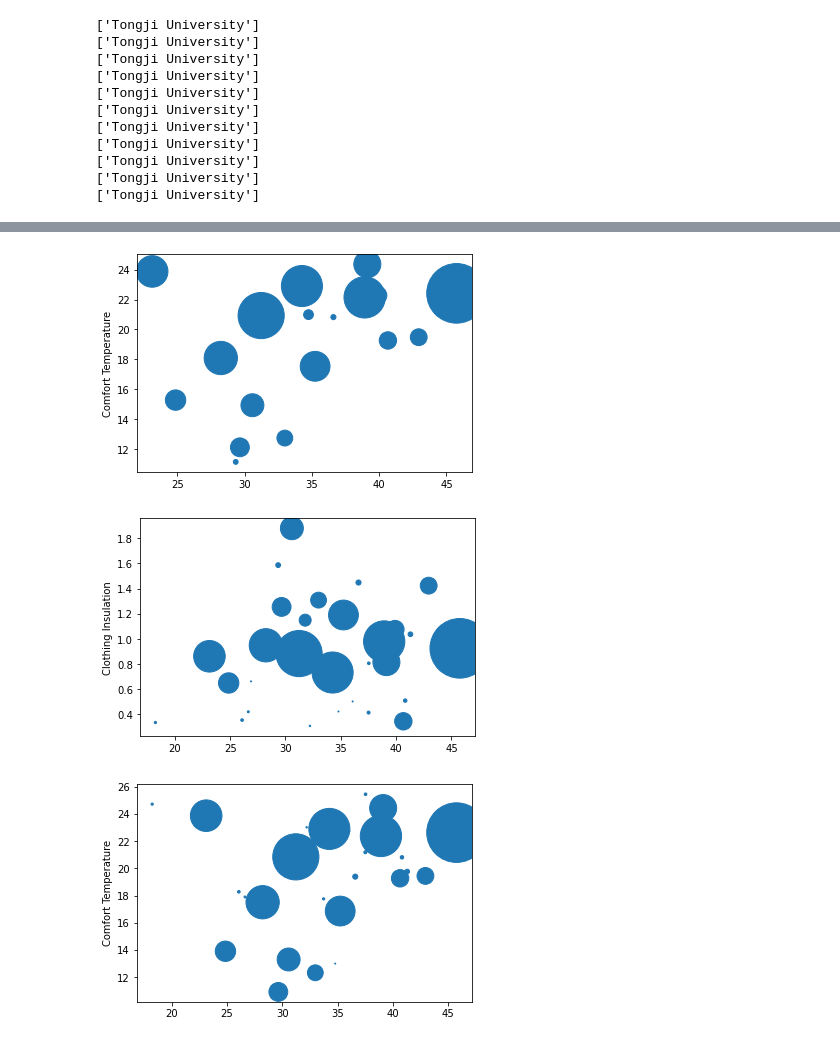
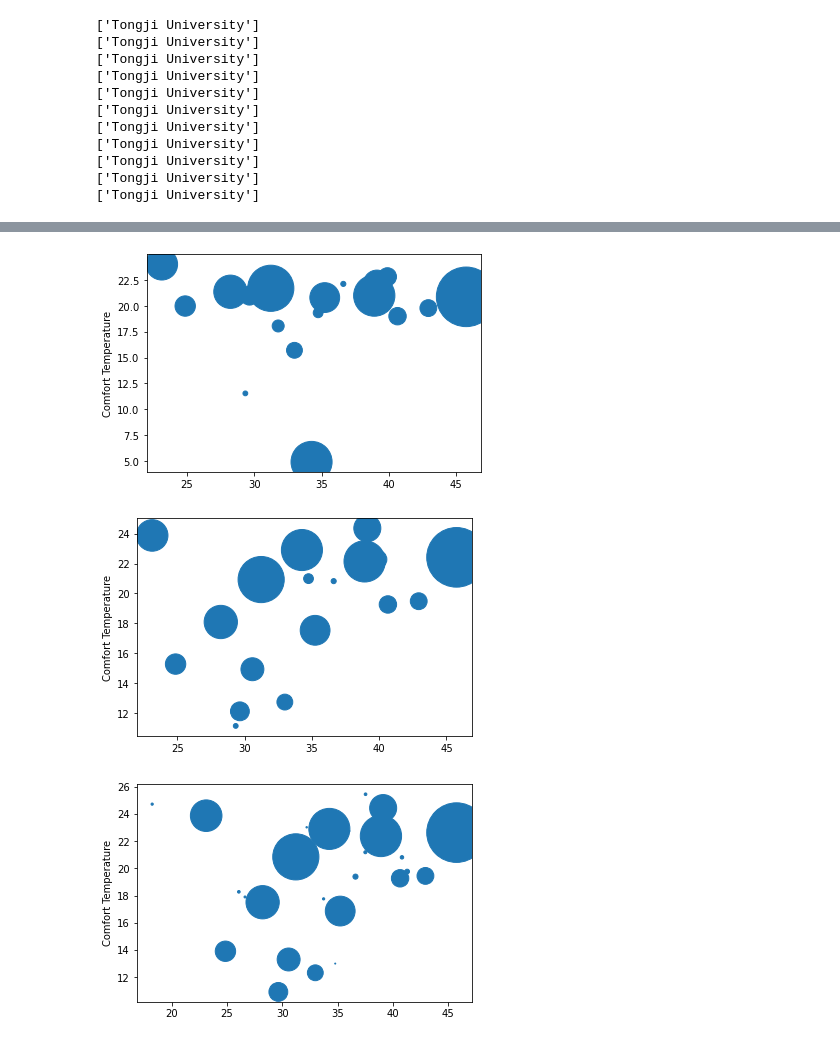
Before and after one commit to ruijis/RD_comfort, a Jupyter notebook: explore.ipynb, the cells around one changed output, grey strips where cells are left out. Cells and saved outputs as stored; diff of their text form; code cells hidden in the pictures.

```diff
--- a/explore.ipynb
+++ b/explore.ipynb
@@ -303,7 +310,7 @@ df_heating_city = df_heating_1.groupby('A5.City').agg(
 # %%
 df_heating_city = df_heating_city.copy()
 # Apply the function to each group of df_heating grouped by 'A5.City'
-grouped_results = df_heating.groupby('A5.City').apply(regression_op_b)
+grouped_results = df_heating.groupby('A5.City').apply(regression_op_a)
 results_df = pd.DataFrame(grouped_results.tolist(), index=grouped_results.index, columns=['slope', 'intercept', 'temp_n', 'temp_up', 'temp_low'])
 df_heating_city = df_heating_city.merge(results_df, left_on='A5.City', right_index=True, how='left')
 # %%
@@ -389,18 +394,18 @@ plt.scatter(x, y, s=sizes)  # Use the 's' parameter to set sizes of points
 plt.ylabel('Comfort Temperature')
 plt.show()
 # %% [output]
-[figure, old version]
+[figure, new version]
 # %%
 # plot the scatter plot of t_out_monthly and temp_n, data point size is proportional to the number of records
 plt.figure(figsize=(6, 4))
 x = df_heating_city['latitude']
-y = df_heating_city['clo']
+y = df_heating_city['temp_n']
 sizes = df_heating_city['records']  # This will control the size of the points
 plt.scatter(x, y, s=sizes)  # Use the 's' parameter to set sizes of points
-plt.ylabel('Clothing Insulation')
+plt.ylabel('Comfort Temperature')
 plt.show()
 # %% [output]
-[figure, old version]
+[figure, new version]
 # %%
 # plot the scatter plot of t_out_monthly and temp_n, data point size is proportional to the number of records
 plt.figure(figsize=(6, 4))
```
Also changed, not shown: parts of 3 cells of this notebook.
